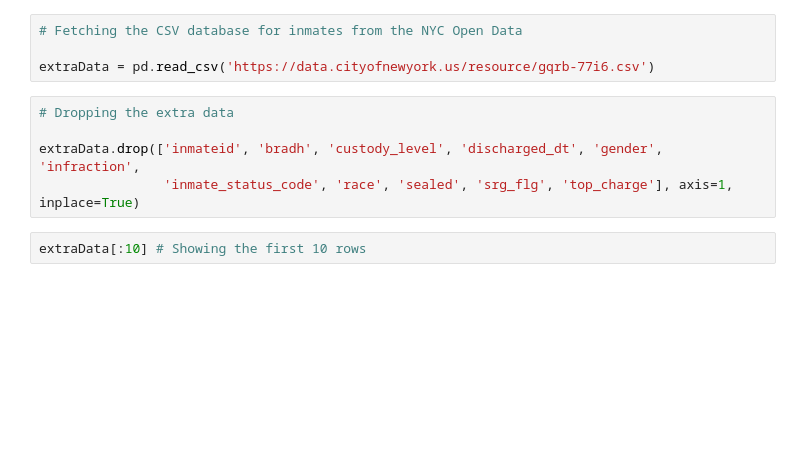
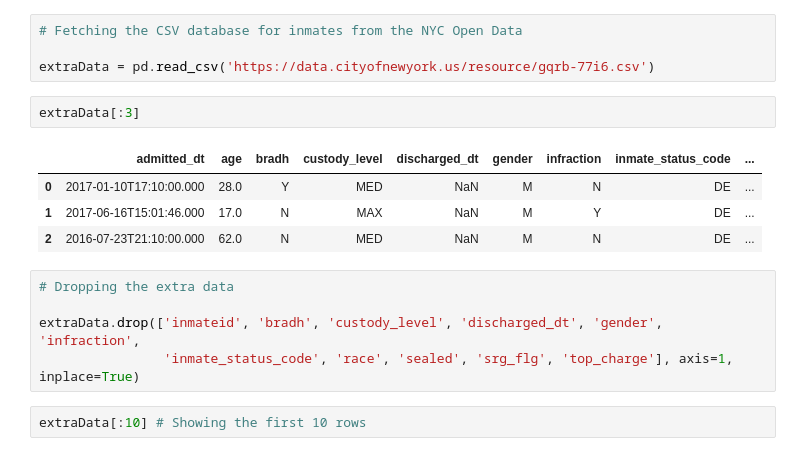
Before and after one commit to rrubo/PUI2017_rh2684, a Jupyter notebook: HW2_rh2684/HW2_assignment3_rh2684.ipynb, the cells around one changed output. Saved outputs shown, nothing was run; the diff lists cells and outputs as text; blank space fills up the shorter version.

```diff
--- a/HW2_rh2684/HW2_assignment3_rh2684.ipynb
+++ b/HW2_rh2684/HW2_assignment3_rh2684.ipynb
@@ -85,6 +85,13 @@ pl.show()
 # Fetching the CSV database for inmates from the NYC Open Data
 
 extraData = pd.read_csv('https://data.cityofnewyork.us/resource/gqrb-77i6.csv')
+# %%
+extraData[:3]
+# %% [output]
+|  | admitted_dt | age | bradh | custody_level | discharged_dt | gender | infraction | inmate_status_code | ... |
+| 0 | 2017-01-10T17:10:00.000 | 28.0 | Y | MED | NaN | M | N | DE | ... |
+| 1 | 2017-06-16T15:01:46.000 | 17.0 | N | MAX | NaN | M | Y | DE | ... |
+| 2 | 2016-07-23T21:10:00.000 | 62.0 | N | MED | NaN | M | N | DE | ... |
 # %%
 # Dropping the extra data
 
```
Also changed, not shown: parts of 18 cells of this notebook.
